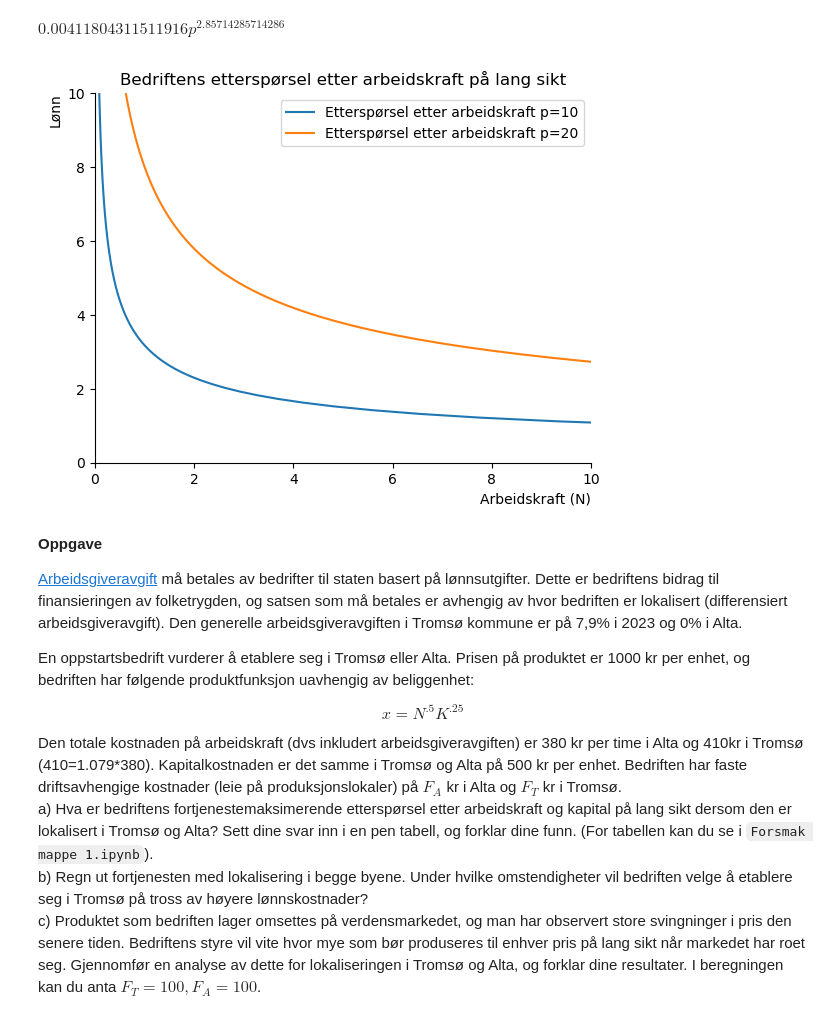
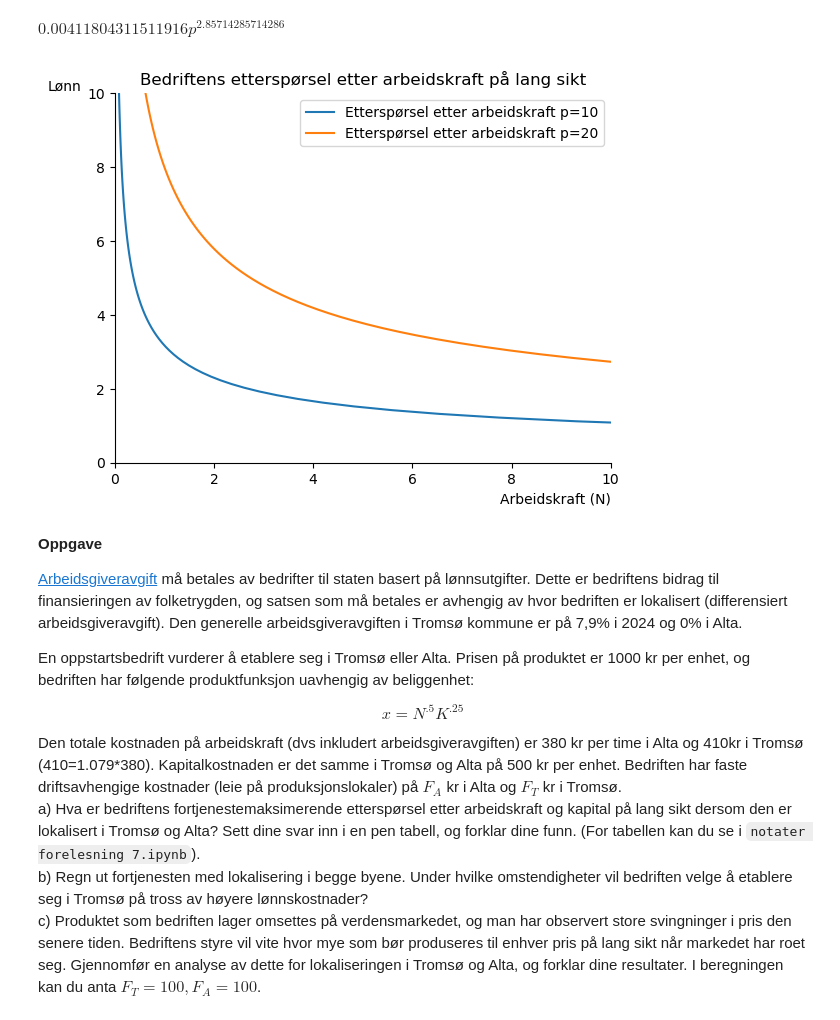
Before and after one commit to uit-sok-1006-v25/sok_1006_notater_v25, a Jupyter notebook: notater forelesning 14.ipynb, the cells around one changed output. Drawn from its saved outputs; the diff is of its cells as text; code cells hidden in the pictures.

```diff
--- a/notater forelesning 14.ipynb
+++ b/notater forelesning 14.ipynb
@@ -241,30 +241,30 @@ $\displaystyle 0.00411804311511916 p^{2.85714285714286}$
 # %%
 # etterspørsel etter arbeidskraft
 
 
 w_num=np.linspace(0.01,10,100)
 
 fig, ax = plt.subplots()
-ax.set_ylabel('Lønn', loc='top')
+ax.set_ylabel('Lønn', loc='top', rotation = 0)
 ax.set_xlabel('Arbeidskraft (N)', loc='right')
 ax.set(xlim=(0,10))
 ax.set(ylim=(0,10))
 ax.spines['top'].set_color('none')
 ax.spines['right'].set_color('none')
 
 ax.plot(N_eq(10,.4,.25,w_num,5), w_num, label = 'Etterspørsel etter arbeidskraft p=10')
 ax.plot(N_eq(20,.4,.25,w_num,5), w_num, label = 'Etterspørsel etter arbeidskraft p=20')
 
 
 
 ax.set_title('Bedriftens etterspørsel etter arbeidskraft på lang sikt')
 ax.legend(loc='best');
 # %% [output]
-[figure, old version]
+[figure, new version]
 # %% [markdown]
 **Oppgave**
 
-[Arbeidsgiveravgift](https://www.regjeringen.no/no/tema/kommuner-og-regioner/regional--og-distriktspolitikk/differensiert-arbeidsgiveravgift/id2353986/) må betales av bedrifter til staten basert på lønnsutgifter. Dette er bedriftens bidrag til finansieringen av folketrygden, og satsen som må betales er avhengig av hvor bedriften er lokalisert (differensiert arbeidsgiveravgift). Den generelle arbeidsgiveravgiften i Tromsø kommune er på 7,9% i 2023 og 0% i Alta.
+[Arbeidsgiveravgift](https://www.regjeringen.no/no/tema/kommuner-og-regioner/regional--og-distriktspolitikk/differensiert-arbeidsgiveravgift/id2353986/) må betales av bedrifter til staten basert på lønnsutgifter. Dette er bedriftens bidrag til finansieringen av folketrygden, og satsen som må betales er avhengig av hvor bedriften er lokalisert (differensiert arbeidsgiveravgift). Den generelle arbeidsgiveravgiften i Tromsø kommune er på 7,9% i 2024 og 0% i Alta.
 
 En oppstartsbedrift vurderer å etablere seg i Tromsø eller Alta. Prisen på produktet er 1000 kr per enhet, og bedriften har følgende produktfunksjon uavhengig av beliggenhet:
 
@@ -273,7 +273,7 @@ En oppstartsbedrift vurderer å etablere seg i Tromsø eller Alta. Prisen på pr
 \end{equation}
 
 Den totale kostnaden på arbeidskraft (dvs inkludert arbeidsgiveravgiften) er 380 kr per time i Alta og 410kr i Tromsø (410=1.079\*380). Kapitalkostnaden er det samme i Tromsø og Alta på 500 kr per enhet. Bedriften har faste driftsavhengige kostnader (leie på produksjonslokaler) på $F_A$ kr i Alta og $F_T$ kr i Tromsø.
-a) Hva er bedriftens fortjenestemaksimerende etterspørsel etter arbeidskraft og kapital på lang sikt dersom den er lokalisert i Tromsø og Alta? Sett dine svar inn i en pen tabell, og forklar dine funn. (For tabellen kan du se i `Forsmak mappe 1.ipynb`).
+a) Hva er bedriftens fortjenestemaksimerende etterspørsel etter arbeidskraft og kapital på lang sikt dersom den er lokalisert i Tromsø og Alta? Sett dine svar inn i en pen tabell, og forklar dine funn. (For tabellen kan du se i `notater forelesning 7.ipynb`).
 b) Regn ut fortjenesten med lokalisering i begge byene. Under hvilke omstendigheter vil bedriften velge å etablere seg i Tromsø på tross av høyere lønnskostnader?
 c) Produktet som bedriften lager omsettes på verdensmarkedet, og man har observert store svingninger i pris den senere tiden. Bedriftens styre vil vite hvor mye som bør produseres til enhver pris på lang sikt når markedet har roet seg. Gjennomfør en analyse av dette for lokaliseringen i Tromsø og Alta, og forklar dine resultater. I beregningen kan du anta $F_T=100, F_A= 100$.
 # %%
```
Also changed, not shown: parts of 2 cells of this notebook.
